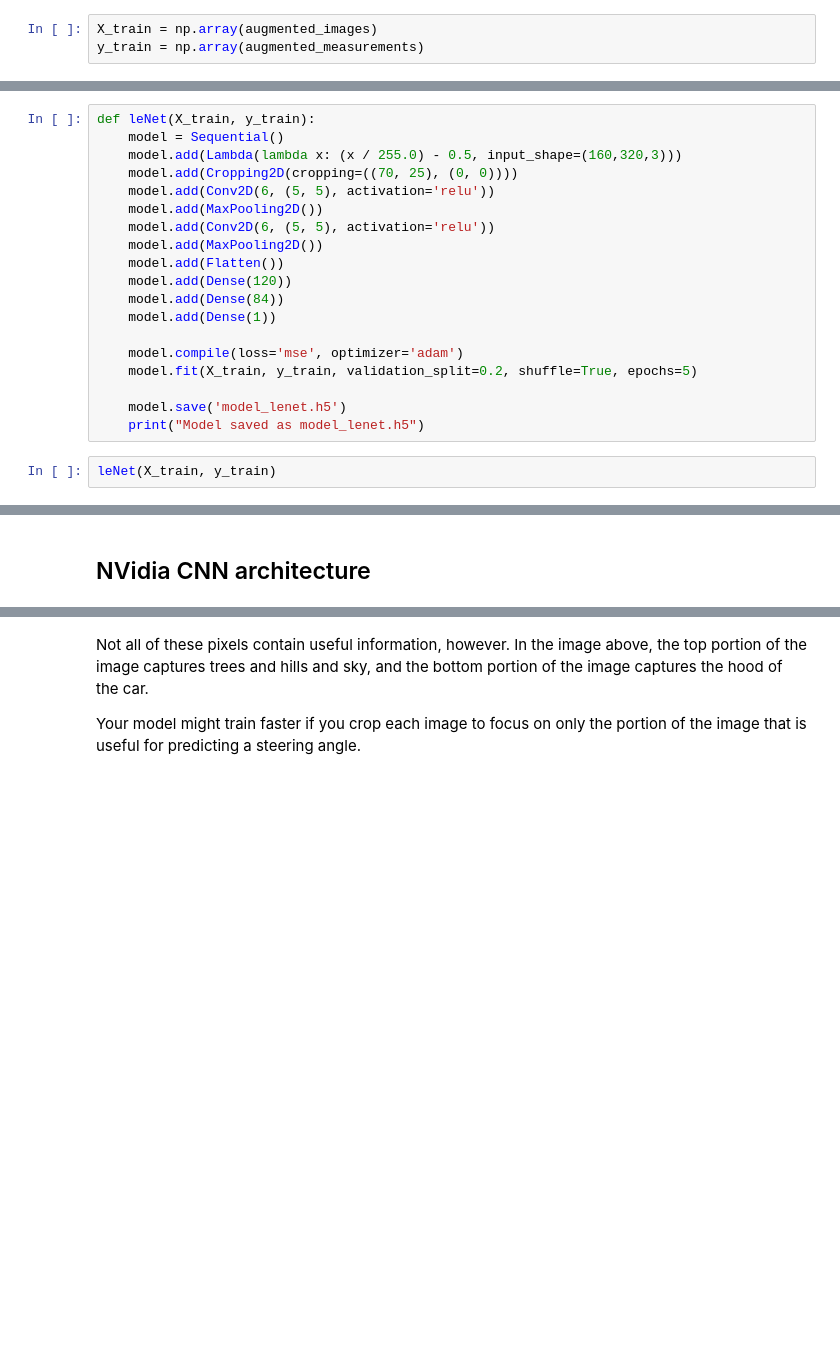
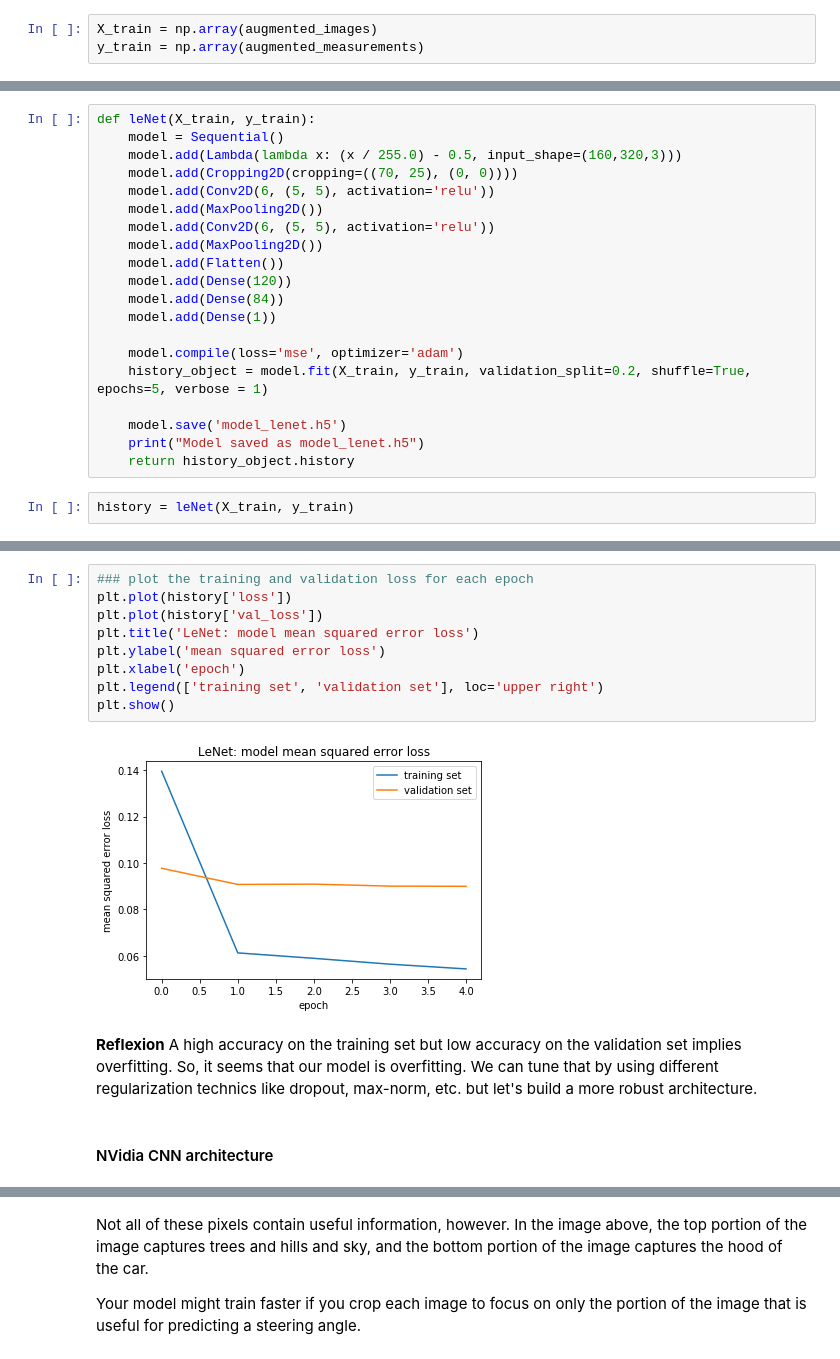
Before and after one commit to sbatururimi/Car-Behavioral-Cloning, a Jupyter notebook: Car Behavioral Cloning.ipynb, the cells around one changed output, grey strips where cells are left out. Drawn from its saved outputs; the diff is of its cells as text; blank space fills up the shorter version.

```diff
--- a/Car Behavioral Cloning.ipynb
+++ b/Car Behavioral Cloning.ipynb
@@ -131,12 +134,13 @@ def leNet(X_train, y_train):
     model.add(Dense(1))
 
     model.compile(loss='mse', optimizer='adam')
-    model.fit(X_train, y_train, validation_split=0.2, shuffle=True, epochs=5)
+    history_object = model.fit(X_train, y_train, validation_split=0.2, shuffle=True, epochs=5, verbose = 1)
 
     model.save('model_lenet.h5')
     print("Model saved as model_lenet.h5")
+    return history_object.history
 # %%
-leNet(X_train, y_train)
+history = leNet(X_train, y_train)
 # %% [output]
 Train on 13195 samples, validate on 3299 samples
 Epoch 1/5
@@ -152,6 +156,20 @@ Epoch 5/5
 Model saved as model_lenet.h5
+# %%
+### plot the training and validation loss for each epoch
+plt.plot(history['loss'])
+plt.plot(history['val_loss'])
+plt.title('LeNet: model mean squared error loss')
+plt.ylabel('mean squared error loss')
+plt.xlabel('epoch')
+plt.legend(['training set', 'validation set'], loc='upper right')
+plt.show()
+# %% [output]
+[figure, added]
+# %% [markdown]
+**Reflexion**
+A high accuracy on the training set but low accuracy on the validation set implies overfitting. So, it seems that our model is overfitting. We can tune that by using different regularization technics like dropout, max-norm, etc. but let's build a more robust architecture.
 # %% [markdown]
-## NVidia CNN architecture
+#### NVidia CNN architecture
 # %%
 img_shape = X_train[0].shape
 print(img_shape)
```
Also changed, not shown: parts of 26 cells of this notebook.
